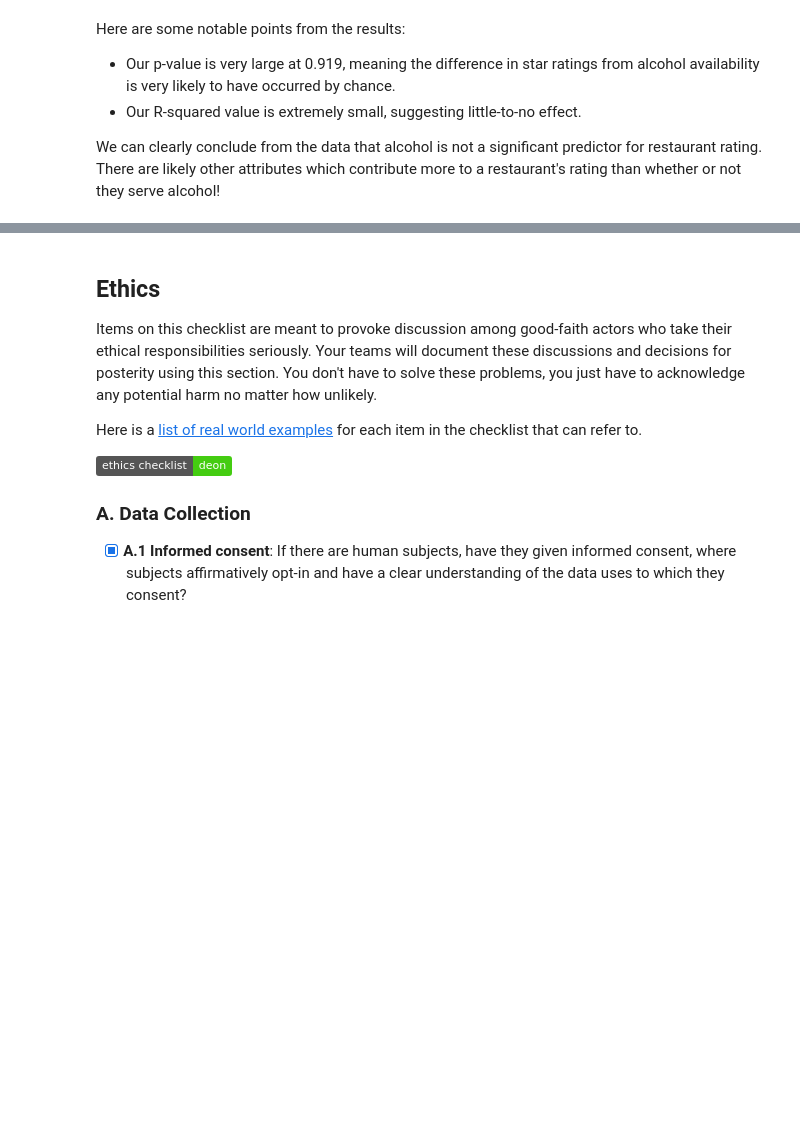
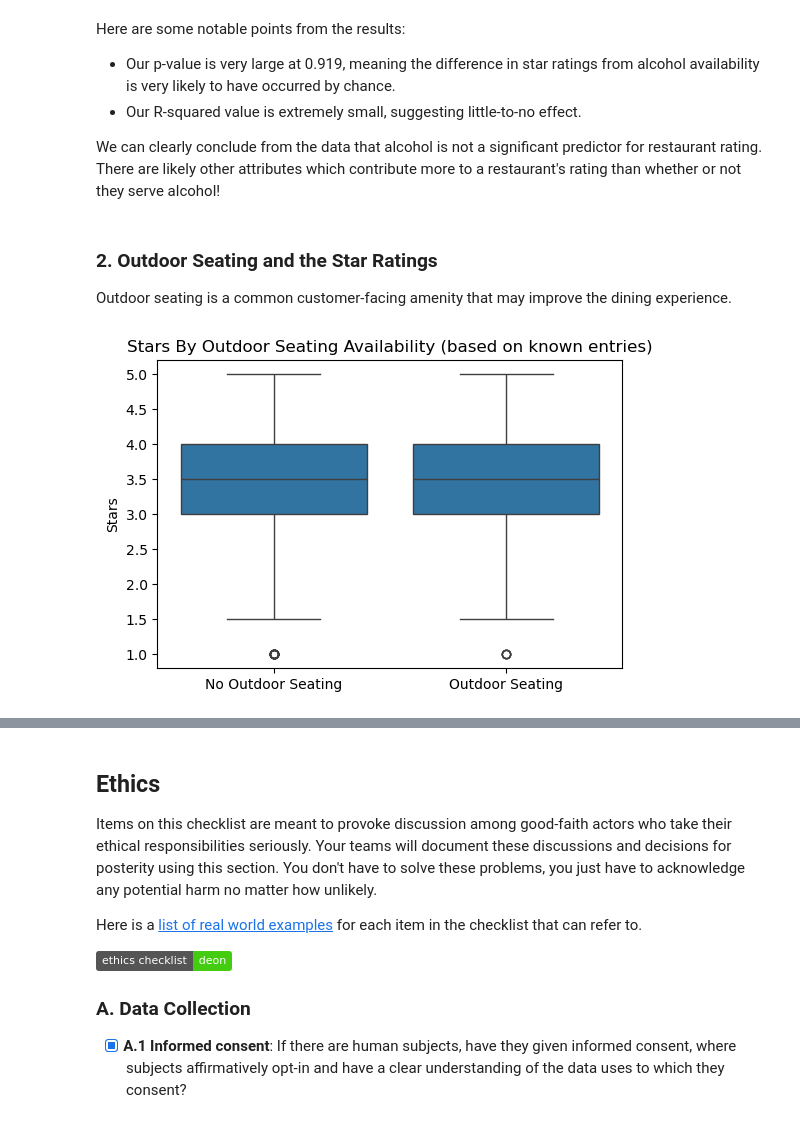
Before and after one commit to COGS108/Group009_WI26, a Jupyter notebook: 02-EDACheckpoint.ipynb, the cells around one changed output, grey strips where cells are left out. Drawn from its saved outputs; the diff is of its cells as text; code cells hidden in the pictures; badges without logos; blank space fills up the shorter version.

```diff
--- a/02-EDACheckpoint.ipynb
+++ b/02-EDACheckpoint.ipynb
@@ -417,3 +436,33 @@ Here are some notable points from the results:
 - Our R-squared value is extremely small, suggesting little-to-no effect.
 
 We can clearly conclude from the data that alcohol is not a significant predictor for restaurant rating. There are likely other attributes which contribute more to a restaurant's rating than whether or not they serve alcohol!
+# %% [markdown]
+### 2. Outdoor Seating and the Star Ratings
+Outdoor seating is a common customer-facing amenity that may improve the dining experience.
+# %%
+df_outdoor = yelp_df.copy()
+
+outdoor = df_outdoor['attr_OutdoorSeating'].astype('string')
+
+outdoor_clean = (
+    outdoor
+    .str.lower()
+    .str.strip()
+)
+
+df_outdoor['outdoor_seating'] = outdoor_clean.map({
+    'true': 1,
+    'false': 0
+})
+
+df_outdoor_known = df_outdoor.dropna(subset=['outdoor_seating'])
+
+plt.figure(figsize=(6,4))
+sns.boxplot(x='outdoor_seating', y='stars', data=df_outdoor_known)
+plt.xticks([0,1], ['No Outdoor Seating','Outdoor Seating'])
+plt.title('Stars By Outdoor Seating Availability (based on known entries)')
+plt.ylabel('Stars')
+plt.xlabel('')
+plt.show()
+# %% [output]
+[figure, added]
```
Also changed, not shown: parts of 25 cells of this notebook.
